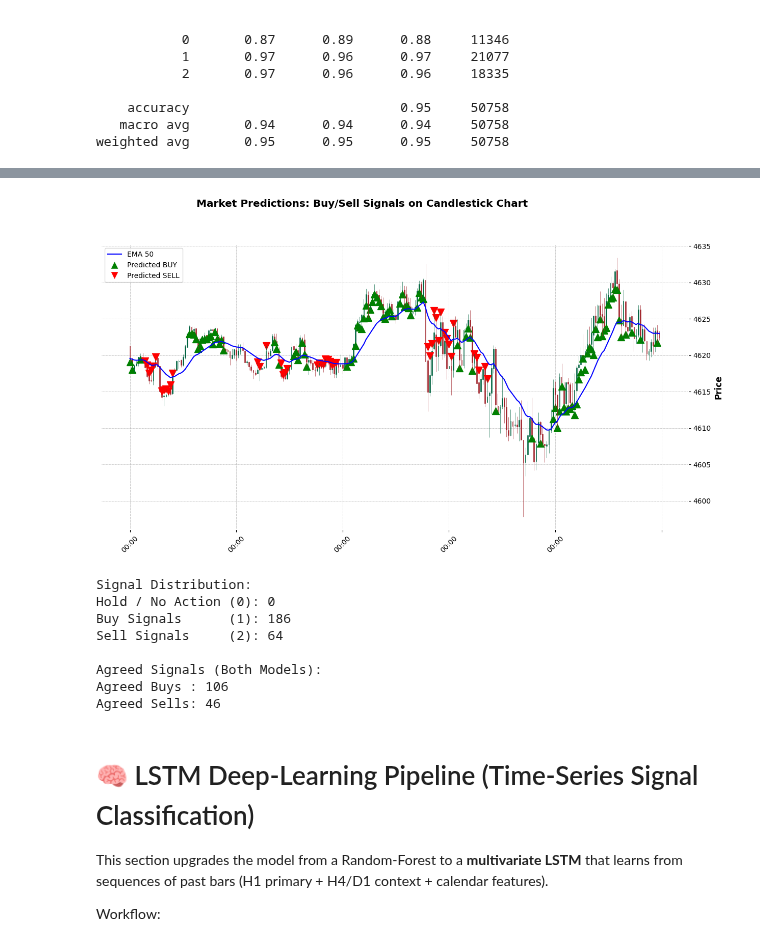
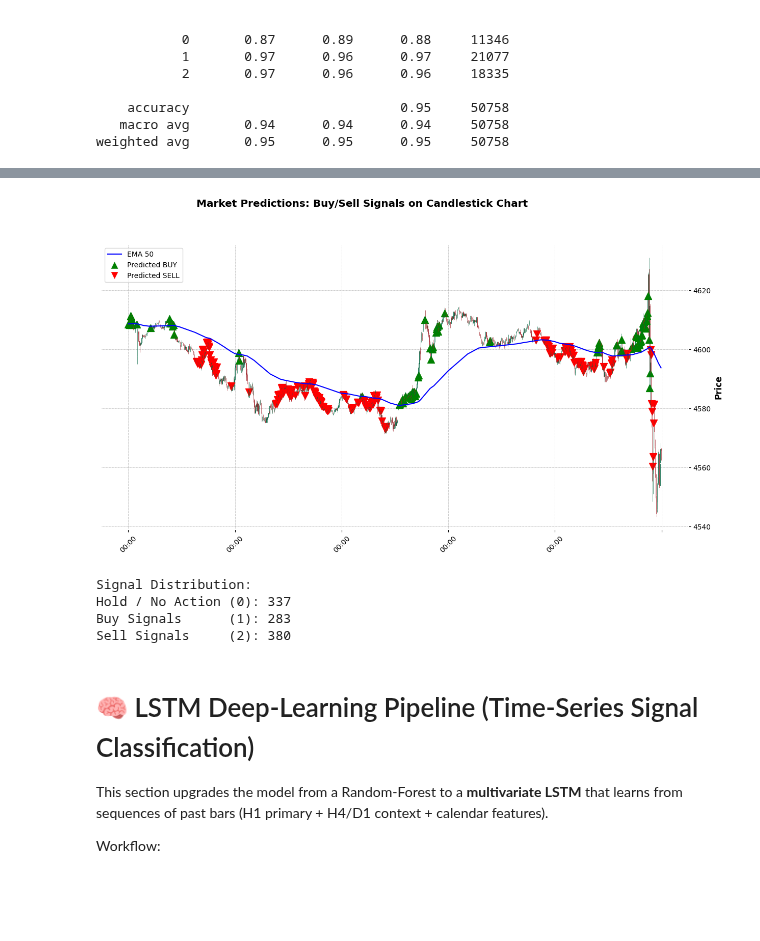
Before and after one commit to dbright123/Dbot-Advance1, a Jupyter notebook: market_prediction.ipynb, the cells around one changed output, grey strips where cells are left out. Cells and saved outputs as stored; diff of their text form; code cells hidden in the pictures; blank space fills up the shorter version.

```diff
--- a/market_prediction.ipynb
+++ b/market_prediction.ipynb
@@ -202,7 +202,7 @@ TRADING SIGNAL CLASSIFICATION SYSTEM
 
 Step 1: Loading data from Excel file...
 # %%
-df = pd.read_csv(f"Generated{symbol} dbot.csv")[-600000:].reset_index(drop=True)   # drop last 200 rows (incomplete bars)
+df = pd.read_csv(f"Generated{symbol} dbot.csv")   # drop last 200 rows (incomplete bars)
 # %%
 # ── Feature engineering ─────────────────────
 df = engineer_features(df)
@@ -211,10 +211,10 @@ df = engineer_features(df)
 
 labeler = RobustPriceLabelerV3(
     atr_period      = 14,
-    zigzag_atr_mult = 5,
-    hold_bars       = 5,
-    min_streak      = 1.5,
-    target_hold_pct = 1.5,
+    zigzag_atr_mult = 3,
+    hold_bars       = 3,
+    min_streak      = 1.25,
+    target_hold_pct = 1.25,
 )
 df = labeler.label(df)
 # %% [output]
@@ -354,7 +354,7 @@ rf_model = RandomForestClassifier(
     random_state=42,
     class_weight='balanced',
     verbose=1,
-    n_jobs=3
+    n_jobs=2
 )
 rf_model.fit(X_train, y_train)
 
@@ -504,7 +547,7 @@ def predict_and_plot_signals(model, df, feature_columns,
     ohlc_df.columns = ['Open', 'High', 'Low', 'Close']
 
     # NEW: Calculate 21-period Exponential Moving Average on the Close price
-    ohlc_df['EMA_50'] = ohlc_df['Close'].ewm(span=21, adjust=False).mean()
+    ohlc_df['EMA_50'] = ohlc_df['Close'].ewm(span=200, adjust=False).mean()
 
     # --- 3. Make predictions ---
     X = data[feature_columns].values
@@ -565,15 +608,11 @@ def predict_and_plot_signals(model, df, feature_columns,
     print(f"Hold / No Action (0): {len(data[data['predicted_label'] == 0])}")
     print(f"Buy Signals      (1): {len(data[data['predicted_label'] == 1])}")
     print(f"Sell Signals     (2): {len(data[data['predicted_label'] == 2])}")
-
-    print("\nAgreed Signals (Both Models):")
-    print(f"Agreed Buys : {len(buys)}")
-    print(f"Agreed Sells: {len(sells)}")
 # %%
 
 # --- Example Usage ---
 # Ensure your 'df' has gone through engineer_features() first
 # features = ['open', 'high', 'low', 'volume', 'month', 'day', 'hour', 'minute', 'day_of_week']
 #ohlc_map = {'Open':'Open', 'High':'High', 'Low':'Low', 'Close':'Close'}
-predict_and_plot_signals(et_model, df_test[-250:], FEATURE_NAMES)
+predict_and_plot_signals(rf_model, df_test[-1000:], FEATURE_NAMES)
 # %% [output]
@@ -584,12 +623,8 @@ predict_and_plot_signals(et_model, df_test[-250:], FEATURE_NAMES)
-[figure, old version]
+[figure, new version]
 Signal Distribution:
-Hold / No Action (0): 0
-Buy Signals      (1): 186
-Sell Signals     (2): 64
-
-Agreed Signals (Both Models):
-Agreed Buys : 106
-Agreed Sells: 46
+Hold / No Action (0): 337
+Buy Signals      (1): 283
+Sell Signals     (2): 380
 # %% [markdown]
 # 🧠 LSTM Deep-Learning Pipeline (Time-Series Signal Classification)
 
```
Also changed, not shown: parts of 13 cells of this notebook, 2 other files.
